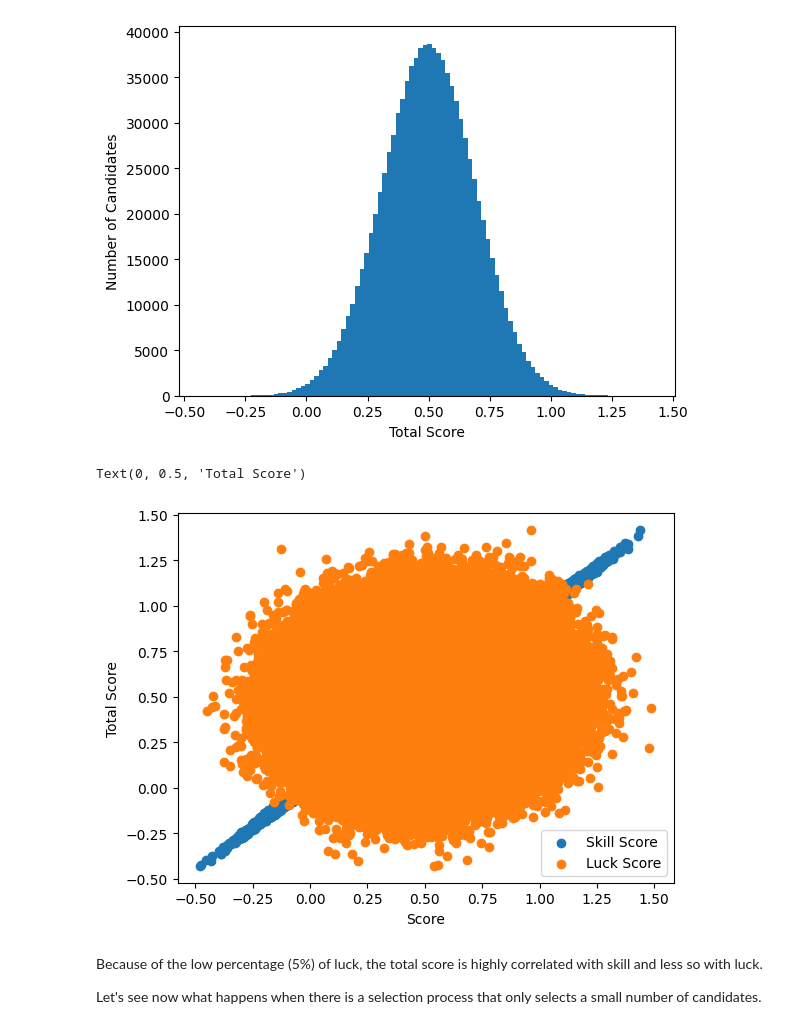
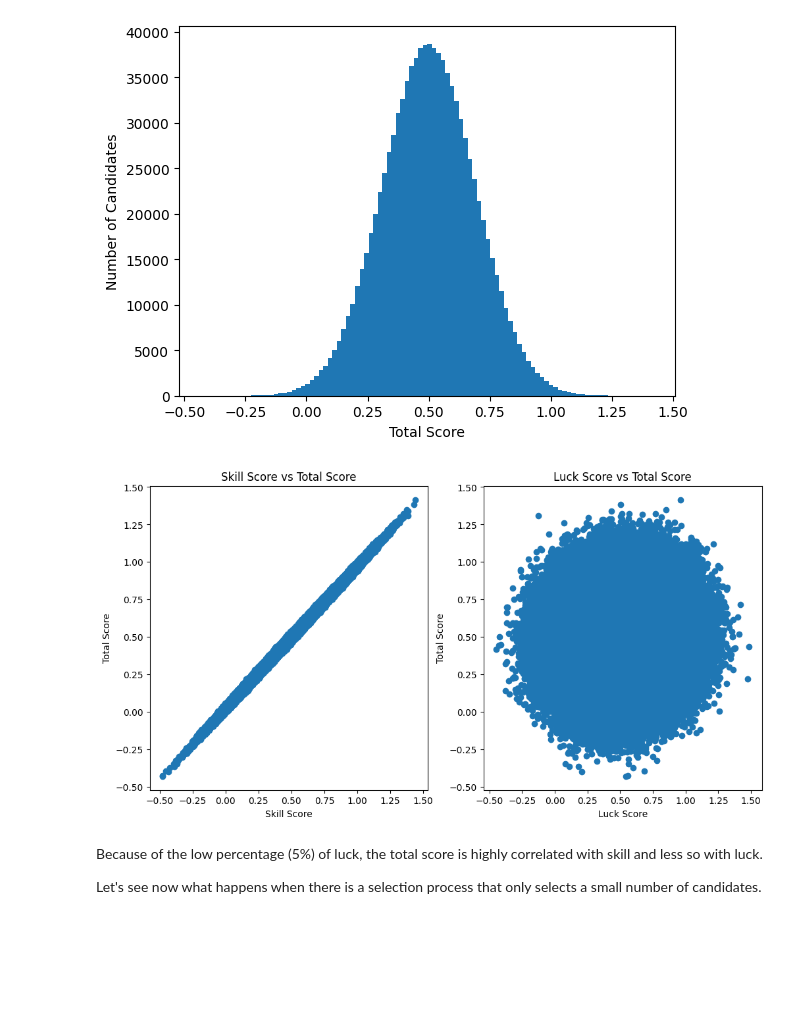
Before and after one commit to adhishm/luck, a Jupyter notebook: constant_skill-constant_luck.ipynb, the cells around one changed output. Drawn from its saved outputs; the diff is of its cells as text; code cells hidden in the pictures; blank space fills up the shorter version.

```diff
--- a/skill_vs_luck.ipynb
+++ b/constant_skill-constant_luck.ipynb
@@ -50,14 +50,20 @@ Text(0, 0.5, 'Number of Candidates')
 [figure]
 # %%
 # for each candidate, plot the skill score against the total score
+fig = plt.figure(figsize=(12, 6))
+plt.subplot(1, 2, 1)
 plt.scatter(skill_scores, total_scores)
+plt.xlabel('Skill Score')
+plt.ylabel('Total Score')
+plt.title('Skill Score vs Total Score')
+plt.subplot(1, 2, 2)
 plt.scatter(luck_scores, total_scores)
-plt.legend(['Skill Score', 'Luck Score'])
-plt.xlabel('Score')
+plt.xlabel('Luck Score')
 plt.ylabel('Total Score')
+plt.title('Luck Score vs Total Score')
+plt.show()
 # %% [output]
-Text(0, 0.5, 'Total Score')
-[figure, old version]
+[figure, new version]
 # %% [markdown]
 Because of the low percentage (5%) of luck, the total score is highly correlated with skill and less so with luck.
 
```
Also changed, not shown: parts of 6 cells of this notebook, 1 other file.
